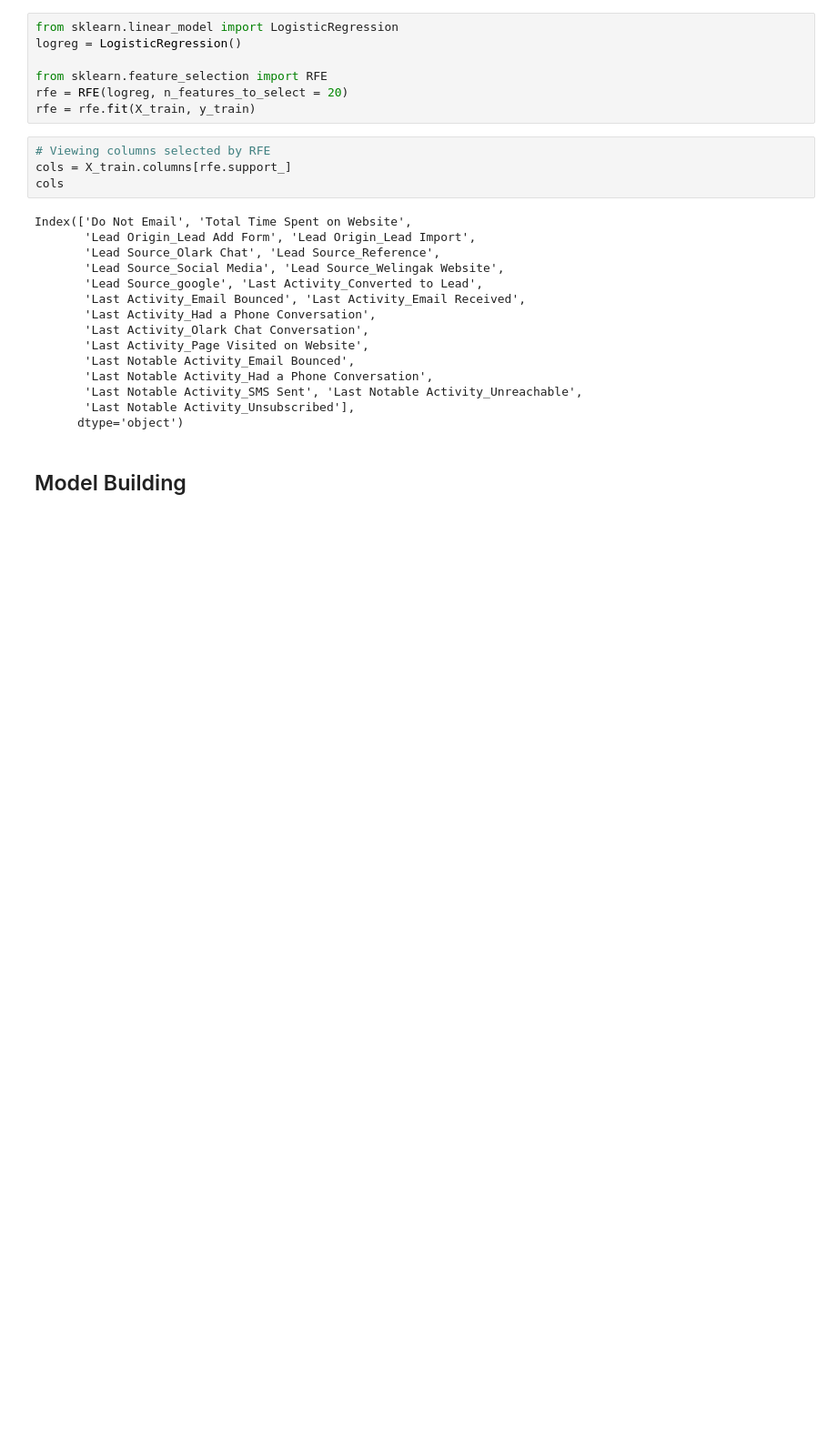
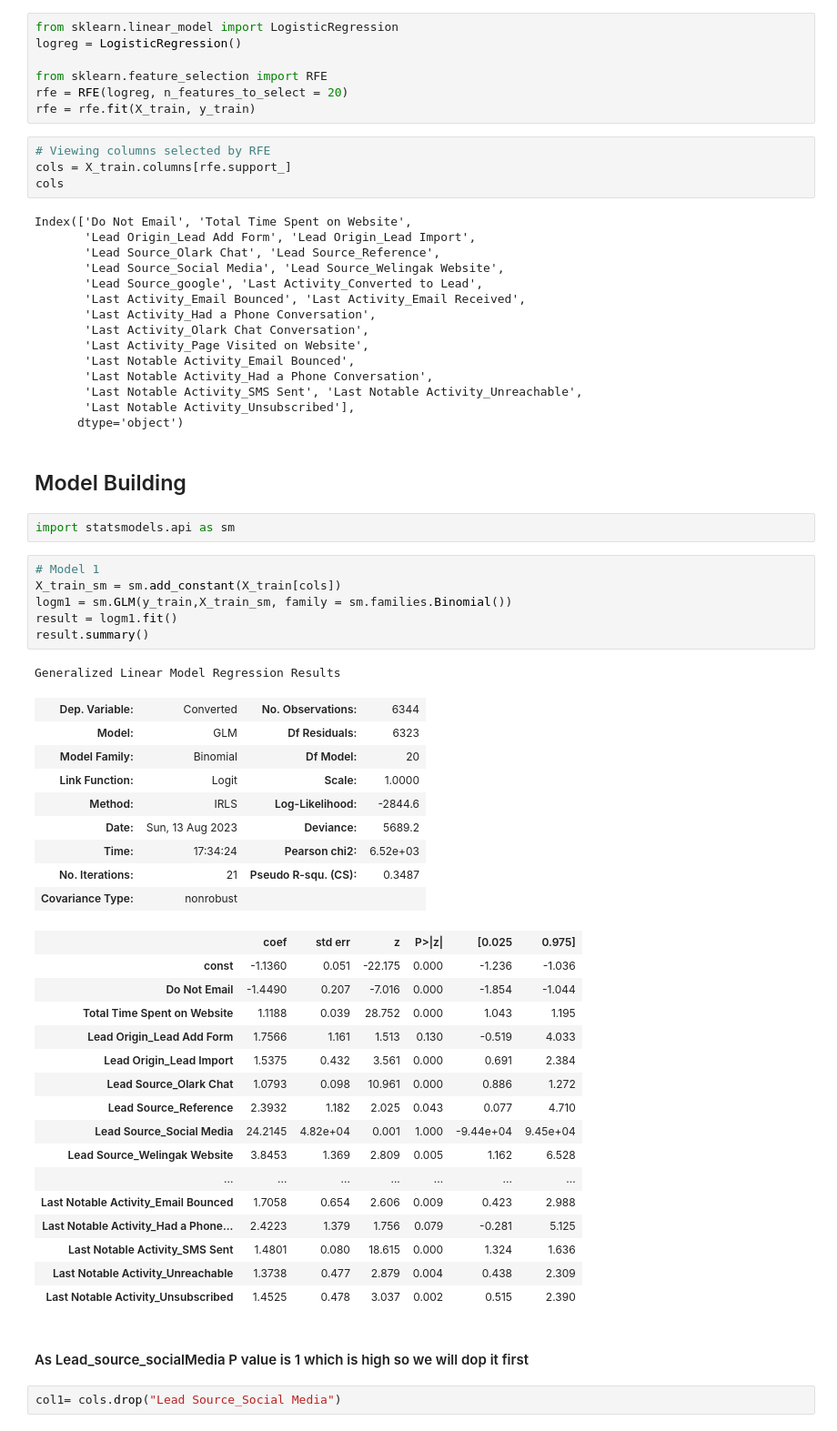
Before and after one commit to anujgupta0/Lead_Score_case_study, a Jupyter notebook: Lead_score_Case_study.ipynb, the cells around one changed output. Shown at 91% size. Saved outputs shown, nothing was run; the diff lists cells and outputs as text; blank space fills up the shorter version.

```diff
--- a/Lead_score_Case_study.ipynb
+++ b/Lead_score_Case_study.ipynb
@@ -598,3 +598,42 @@ Index(['Do Not Email', 'Total Time Spent on Website',
       dtype='object')
 # %% [markdown]
 ## Model Building
+# %%
+import statsmodels.api as sm
+# %%
+# Model 1
+X_train_sm = sm.add_constant(X_train[cols])
+logm1 = sm.GLM(y_train,X_train_sm, family = sm.families.Binomial())
+result = logm1.fit()
+result.summary()
+# %% [output]
+Generalized Linear Model Regression Results
+| Dep. Variable: | Converted | No. Observations: | 6344 |
+| Model: | GLM | Df Residuals: | 6323 |
+| Model Family: | Binomial | Df Model: | 20 |
+| Link Function: | Logit | Scale: | 1.0000 |
+| Method: | IRLS | Log-Likelihood: | -2844.6 |
+| Date: | Sun, 13 Aug 2023 | Deviance: | 5689.2 |
+| Time: | 17:34:24 | Pearson chi2: | 6.52e+03 |
+| No. Iterations: | 21 | Pseudo R-squ. (CS): | 0.3487 |
+| Covariance Type: | nonrobust |  |  |
+|  | coef | std err | z | P>|z| | [0.025 | 0.975] |
+| const | -1.1360 | 0.051 | -22.175 | 0.000 | -1.236 | -1.036 |
+| Do Not Email | -1.4490 | 0.207 | -7.016 | 0.000 | -1.854 | -1.044 |
+| Total Time Spent on Website | 1.1188 | 0.039 | 28.752 | 0.000 | 1.043 | 1.195 |
+| Lead Origin_Lead Add Form | 1.7566 | 1.161 | 1.513 | 0.130 | -0.519 | 4.033 |
+| Lead Origin_Lead Import | 1.5375 | 0.432 | 3.561 | 0.000 | 0.691 | 2.384 |
+| Lead Source_Olark Chat | 1.0793 | 0.098 | 10.961 | 0.000 | 0.886 | 1.272 |
+| Lead Source_Reference | 2.3932 | 1.182 | 2.025 | 0.043 | 0.077 | 4.710 |
+| Lead Source_Social Media | 24.2145 | 4.82e+04 | 0.001 | 1.000 | -9.44e+04 | 9.45e+04 |
+| Lead Source_Welingak Website | 3.8453 | 1.369 | 2.809 | 0.005 | 1.162 | 6.528 |
+| ... | ... | ... | ... | ... | ... | ... |
+| Last Notable Activity_Email Bounced | 1.7058 | 0.654 | 2.606 | 0.009 | 0.423 | 2.988 |
+| Last Notable Activity_Had a Phone... | 2.4223 | 1.379 | 1.756 | 0.079 | -0.281 | 5.125 |
+| Last Notable Activity_SMS Sent | 1.4801 | 0.080 | 18.615 | 0.000 | 1.324 | 1.636 |
+| Last Notable Activity_Unreachable | 1.3738 | 0.477 | 2.879 | 0.004 | 0.438 | 2.309 |
+| Last Notable Activity_Unsubscribed | 1.4525 | 0.478 | 3.037 | 0.002 | 0.515 | 2.390 |
+# %% [markdown]
+#### As Lead_source_socialMedia P value is 1 which is high so we will dop it first
+# %%
+col1= cols.drop("Lead Source_Social Media")
```
Also changed, not shown: parts of 15 cells of this notebook.
